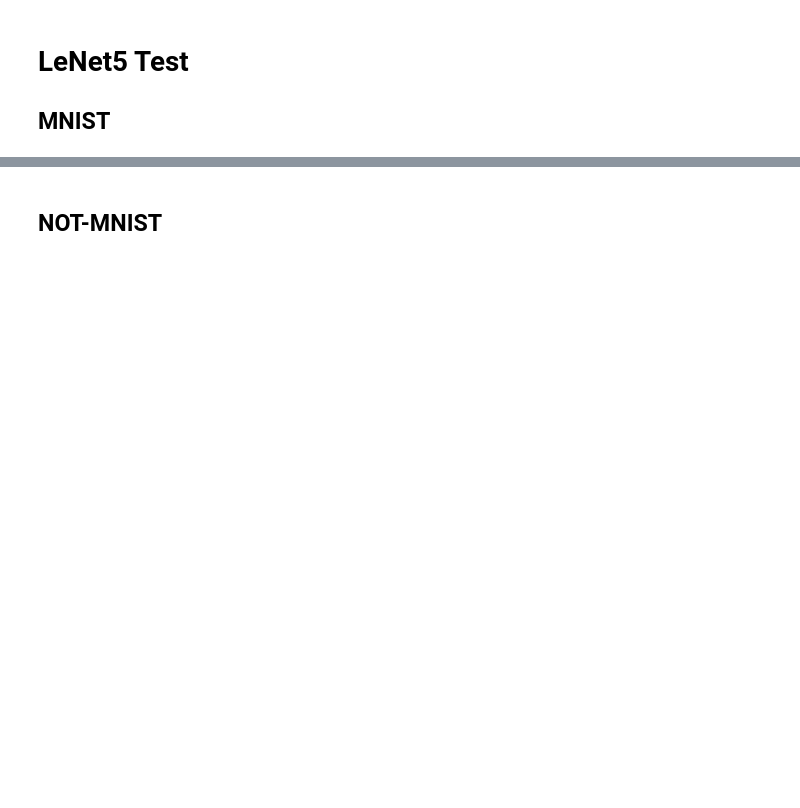
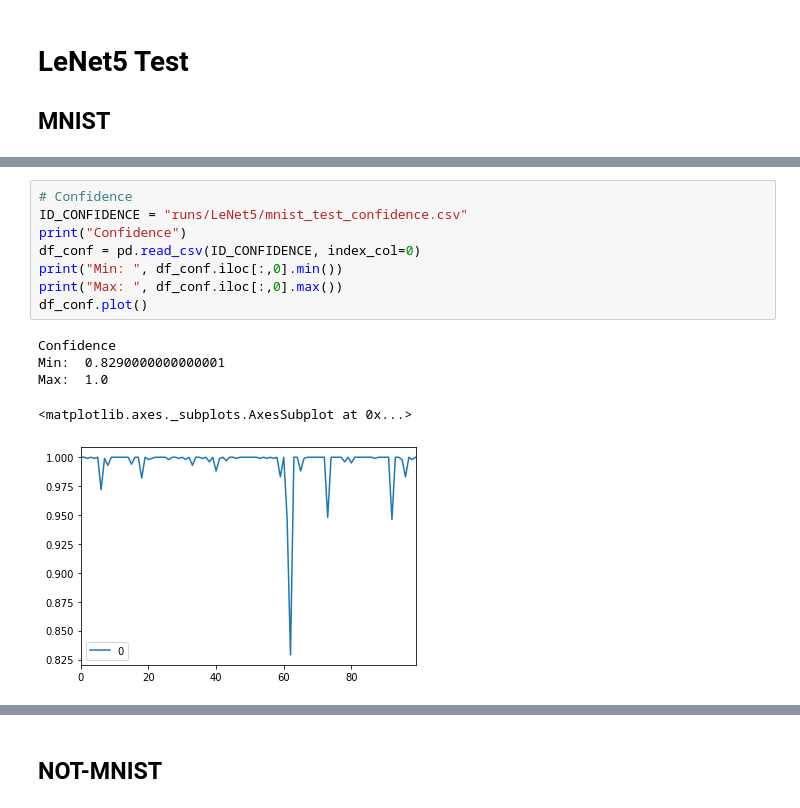
Before and after one commit to FilippoVajana/master-degree, a Jupyter notebook: utils/result_analysis.ipynb, the cells around one changed output, grey strips where cells are left out. Drawn from its saved outputs; the diff is of its cells as text; blank space fills up the shorter version.

```diff
--- a/utils/result_analysis.ipynb
+++ b/utils/result_analysis.ipynb
@@ -32,0 +59,14 @@ TypeError: unsupported operand type(s) for /: 'int' and 'method'
+# %%
+# Confidence
+ID_CONFIDENCE = "runs/LeNet5/mnist_test_confidence.csv"
+print("Confidence")
+df_conf = pd.read_csv(ID_CONFIDENCE, index_col=0)
+print("Min: ", df_conf.iloc[:,0].min())
+print("Max: ", df_conf.iloc[:,0].max())
+df_conf.plot()
+# %% [output]
+Confidence
+Min:  0.8290000000000001
+Max:  1.0
+<matplotlib.axes._subplots.AxesSubplot at 0x...>
+[figure, added]
```
Also changed, not shown: parts of 8 cells of this notebook, 1 other file.
